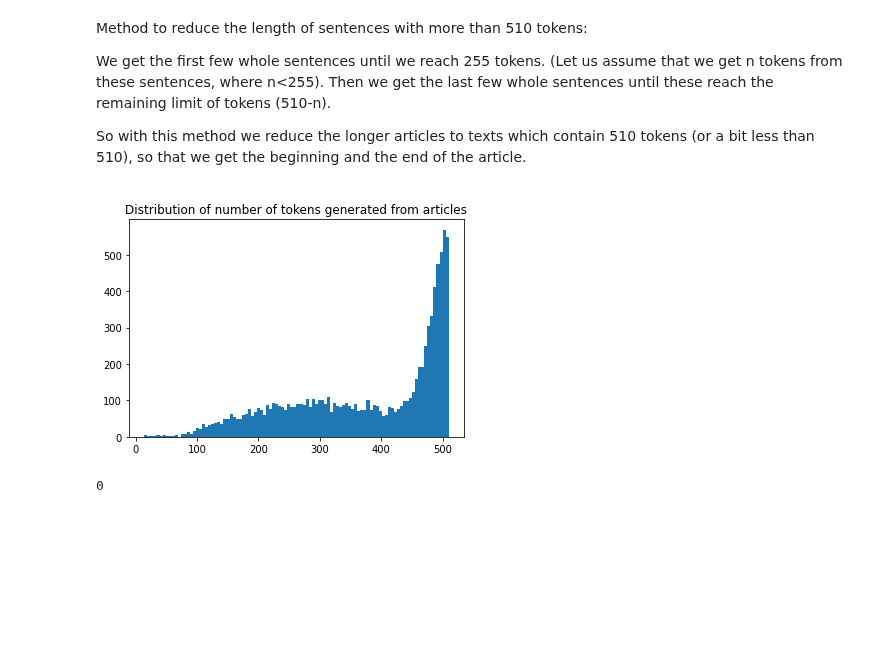
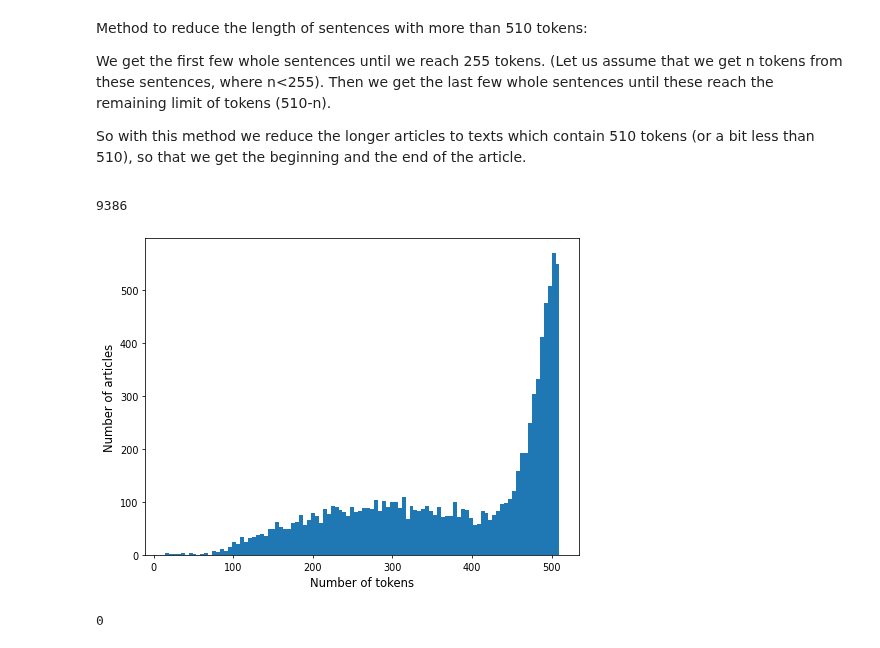
Before and after one commit to konderal333/HGT-2022-EmDomArDon, a Jupyter notebook: bert2bert.ipynb, the cells around one changed output. Saved outputs shown, nothing was run; the diff lists cells and outputs as text; code cells hidden in the pictures; blank space fills up the shorter version.

```diff
--- a/bert2bert.ipynb
+++ b/bert2bert.ipynb
@@ -197,12 +203,19 @@ for tokens in dict_of_tokens.values():
   for lists in tokens:
     length += len(lists)
   number_of_tokens_all.append(length)
+# %%
+len(dict_of_tokens.keys())
+# %% [output]
+9386
 # %%
+plt.figure(figsize=(8,6), dpi=70)
 plt.hist(number_of_tokens_all, bins=100, density=False)
-plt.title('Distribution of number of tokens generated from articles')
+#plt.title('Distribution of number of tokens generated from articles')
+plt.xlabel('Number of tokens', fontsize=12)
+plt.ylabel('Number of articles', fontsize=12)
 plt.show()
 # %% [output]
-[figure, old version]
+[figure, new version]
 # %%
 # number of articles with tokens more that 510:
 print(np.sum(np.asarray(number_of_tokens_all) > 510))
```
Also changed, not shown: parts of 8 cells of this notebook.
